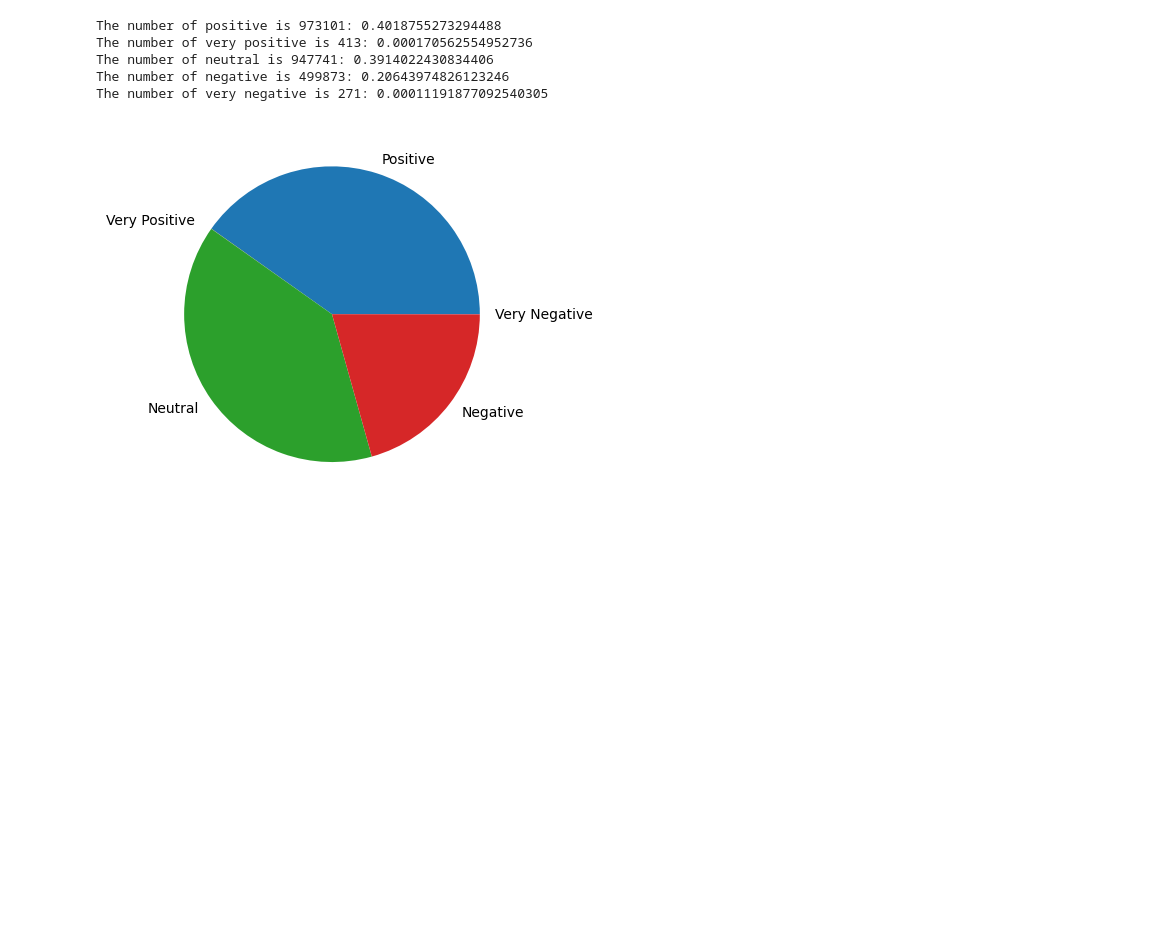
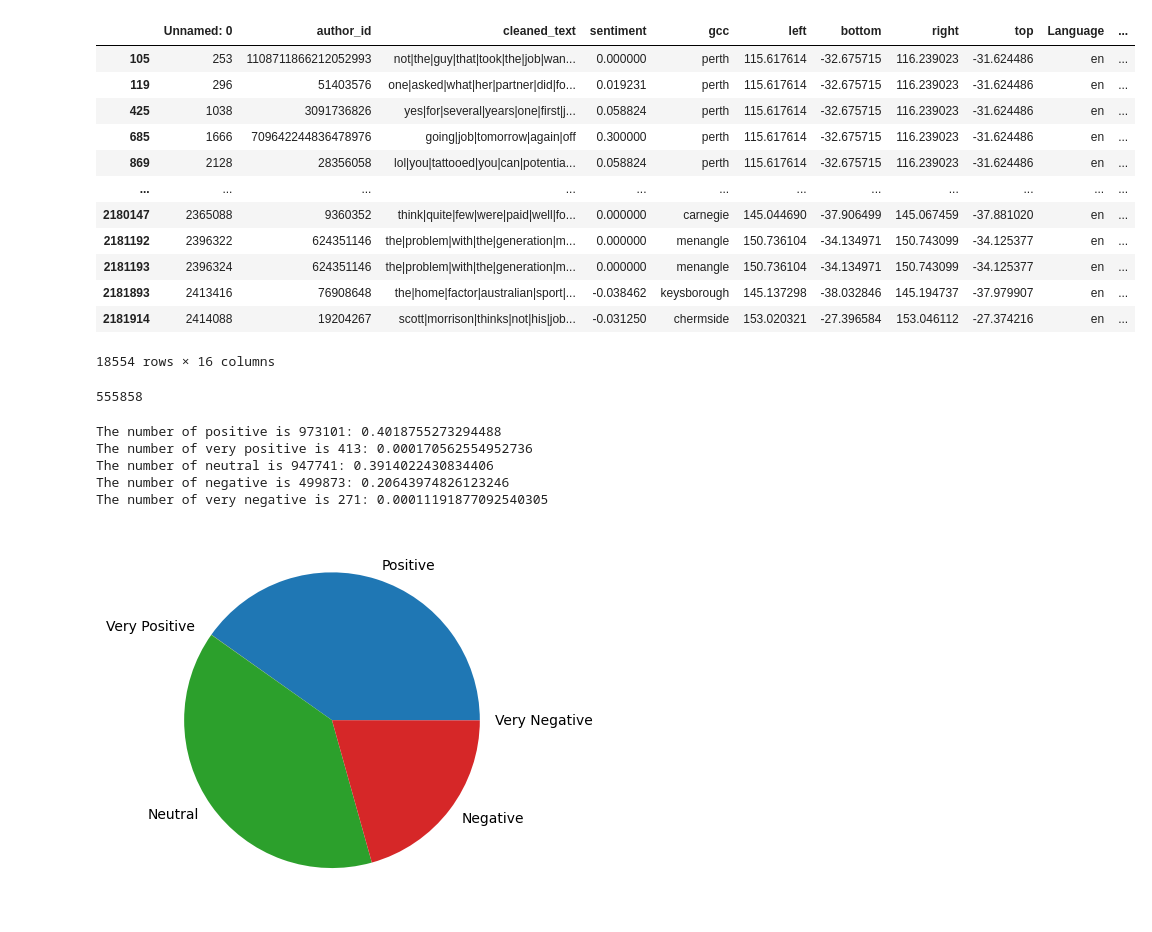
Before and after one commit to comp90024-group70/awesome-spider, a Jupyter notebook: Data_analysis.ipynb, the cells around one changed output. Drawn from its saved outputs; the diff is of its cells as text; code cells hidden in the pictures; blank space fills up the shorter version.

```diff
--- a/Data_analysis.ipynb
+++ b/Data_analysis.ipynb
@@ -41,6 +41,26 @@ df_fam.to_csv('../Data/twiter_topic_fam.csv')
 array = [10]
 df_job = df_tw.loc[df_tw.Topic_key_word.isin(array)].reset_index(drop=True)
 df_job.to_csv('../Data/twiter_topic_job.csv')
+# %%
+df_tw[df_tw['cleaned_text'].str.contains('job')]
+# %% [output]
+|  | Unnamed: 0 | author_id | cleaned_text | sentiment | gcc | left | bottom | right | top | Language | ... |
+| 105 | 253 | 1108711866212052993 | not|the|guy|that|took|the|job|wan... | 0.000000 | perth | 115.617614 | -32.675715 | 116.239023 | -31.624486 | en | ... |
+| 119 | 296 | 51403576 | one|asked|what|her|partner|did|fo... | 0.019231 | perth | 115.617614 | -32.675715 | 116.239023 | -31.624486 | en | ... |
+| 425 | 1038 | 3091736826 | yes|for|several|years|one|first|j... | 0.058824 | perth | 115.617614 | -32.675715 | 116.239023 | -31.624486 | en | ... |
+| 685 | 1666 | 709642244836478976 | going|job|tomorrow|again|off | 0.300000 | perth | 115.617614 | -32.675715 | 116.239023 | -31.624486 | en | ... |
+| 869 | 2128 | 28356058 | lol|you|tattooed|you|can|potentia... | 0.058824 | perth | 115.617614 | -32.675715 | 116.239023 | -31.624486 | en | ... |
+| ... | ... | ... | ... | ... | ... | ... | ... | ... | ... | ... | ... |
+| 2180147 | 2365088 | 9360352 | think|quite|few|were|paid|well|fo... | 0.000000 | carnegie | 145.044690 | -37.906499 | 145.067459 | -37.881020 | en | ... |
+| 2181192 | 2396322 | 624351146 | the|problem|with|the|generation|m... | 0.000000 | menangle | 150.736104 | -34.134971 | 150.743099 | -34.125377 | en | ... |
+| 2181193 | 2396324 | 624351146 | the|problem|with|the|generation|m... | 0.000000 | menangle | 150.736104 | -34.134971 | 150.743099 | -34.125377 | en | ... |
+| 2181893 | 2413416 | 76908648 | the|home|factor|australian|sport|... | -0.038462 | keysborough | 145.137298 | -38.032846 | 145.194737 | -37.979907 | en | ... |
+| 2181914 | 2414088 | 19204267 | scott|morrison|thinks|not|his|job... | -0.031250 | chermside | 153.020321 | -27.396584 | 153.046112 | -27.374216 | en | ... |
+18554 rows × 16 columns
+# %%
+len(df_fam)+len(df_job)+len(df_cov)
+# %% [output]
+555858
 # %%
 df_twall = pd.read_csv('../Data/twitter_clean.csv')
 #df_twall = df_twall.drop(df_tw.keys()[0], axis=1)
```
Also changed, not shown: parts of 15 cells of this notebook.
